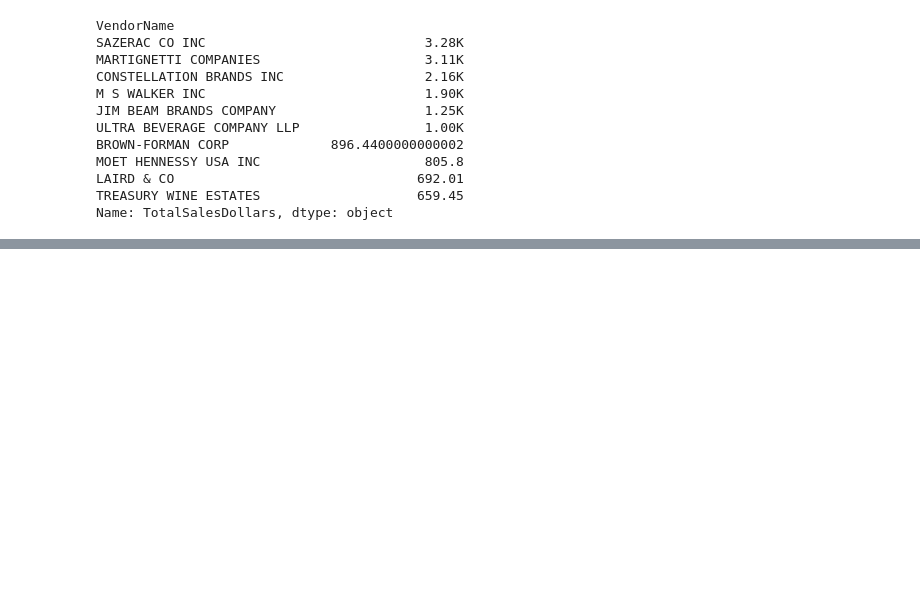
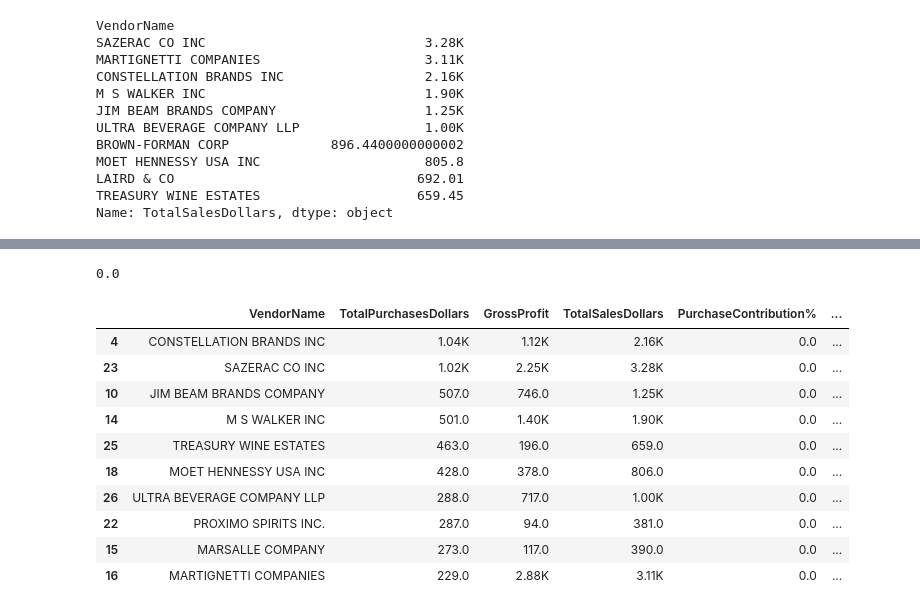
Before and after one commit to Shashank-Rathod/Vendor-Performance, a Jupyter notebook: Vendor_Performance_Analysis.ipynb, the cells around one changed output, grey strips where cells are left out. Cells and saved outputs as stored; diff of their text form; code cells hidden in the pictures; blank space fills up the shorter version.

```diff
--- a/Vendor_Performance_Analysis.ipynb
+++ b/Vendor_Performance_Analysis.ipynb
@@ -251,0 +281,17 @@ Name: TotalSalesDollars, dtype: object
+# %%
+vendor_performance =df.groupby('VendorName').agg({
+    'TotalPurchasesDollars': 'sum',
+    'GrossProfit':'sum',
+    'TotalSalesDollars': 'sum',
+}).reset_index()
+# %%
+vendor_performance['PurchaseContribution%'] = vendor_performance['TotalPurchasesDollars'] / vendor_performance['TotalPurchasesDollars'].sum()
+# %%
+vendor_performance= round(vendor_performance.sort_values('PurchaseContribution%', ascending = False))
+# %%
+# Display Top 10 vendors
+top_vendors = vendor_performance.head(10)
+top_vendors['TotalSalesDollars'] = top_vendors['TotalSalesDollars'].apply(format_dollars)
+top_vendors['TotalPurchasesDollars'] = top_vendors['TotalPurchasesDollars'].apply(format_dollars)
+top_vendors['GrossProfit'] = top_vendors['GrossProfit'].apply(format_dollars)
+top_vendors
@@ -251,0 +310,19 @@ Name: TotalSalesDollars, dtype: object
+# %%
+top_vendors ['PurchaseContribution%'].sum()
+# %% [output]
+0.0
+# %%
+top_vendors['CumulativeContribution%'] = top_vendors['PurchaseContribution%'].cumsum()
+top_vendors
+# %% [output]
+|  | VendorName | TotalPurchasesDollars | GrossProfit | TotalSalesDollars | PurchaseContribution% | ... |
+| 4 | CONSTELLATION BRANDS INC | 1.04K | 1.12K | 2.16K | 0.0 | ... |
+| 23 | SAZERAC CO INC | 1.02K | 2.25K | 3.28K | 0.0 | ... |
+| 10 | JIM BEAM BRANDS COMPANY | 507.0 | 746.0 | 1.25K | 0.0 | ... |
+| 14 | M S WALKER INC | 501.0 | 1.40K | 1.90K | 0.0 | ... |
+| 25 | TREASURY WINE ESTATES | 463.0 | 196.0 | 659.0 | 0.0 | ... |
+| 18 | MOET HENNESSY USA INC | 428.0 | 378.0 | 806.0 | 0.0 | ... |
+| 26 | ULTRA BEVERAGE COMPANY LLP | 288.0 | 717.0 | 1.00K | 0.0 | ... |
+| 22 | PROXIMO SPIRITS INC. | 287.0 | 94.0 | 381.0 | 0.0 | ... |
+| 15 | MARSALLE COMPANY | 273.0 | 117.0 | 390.0 | 0.0 | ... |
+| 16 | MARTIGNETTI COMPANIES | 229.0 | 2.88K | 3.11K | 0.0 | ... |
```
Also changed, not shown: parts of 2 cells of this notebook.
